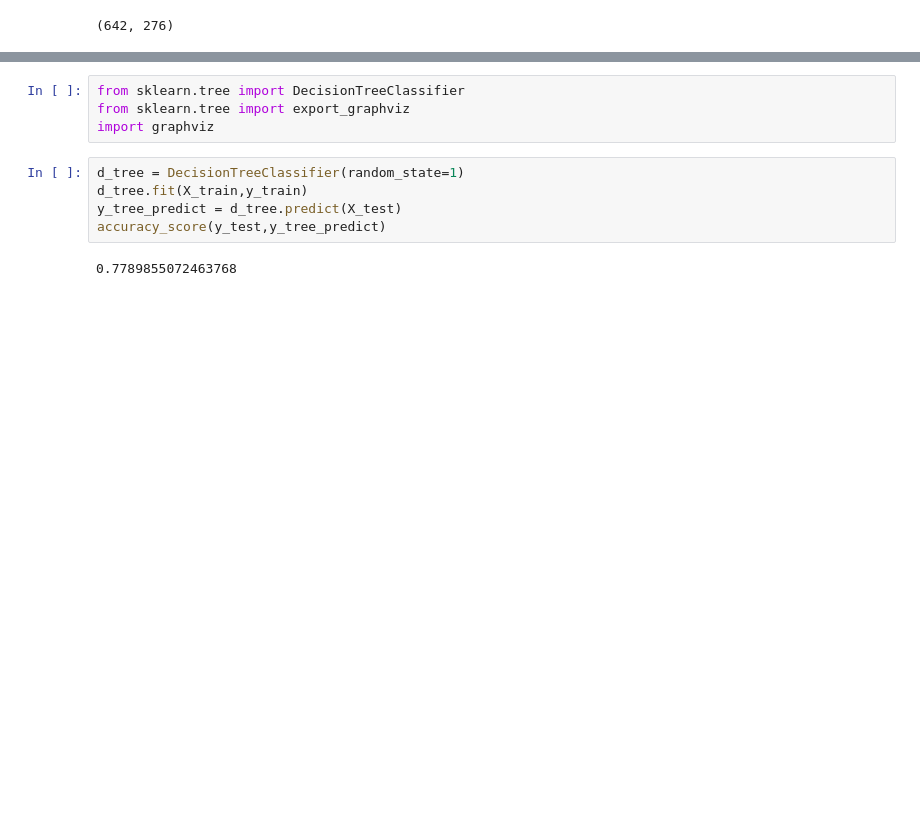
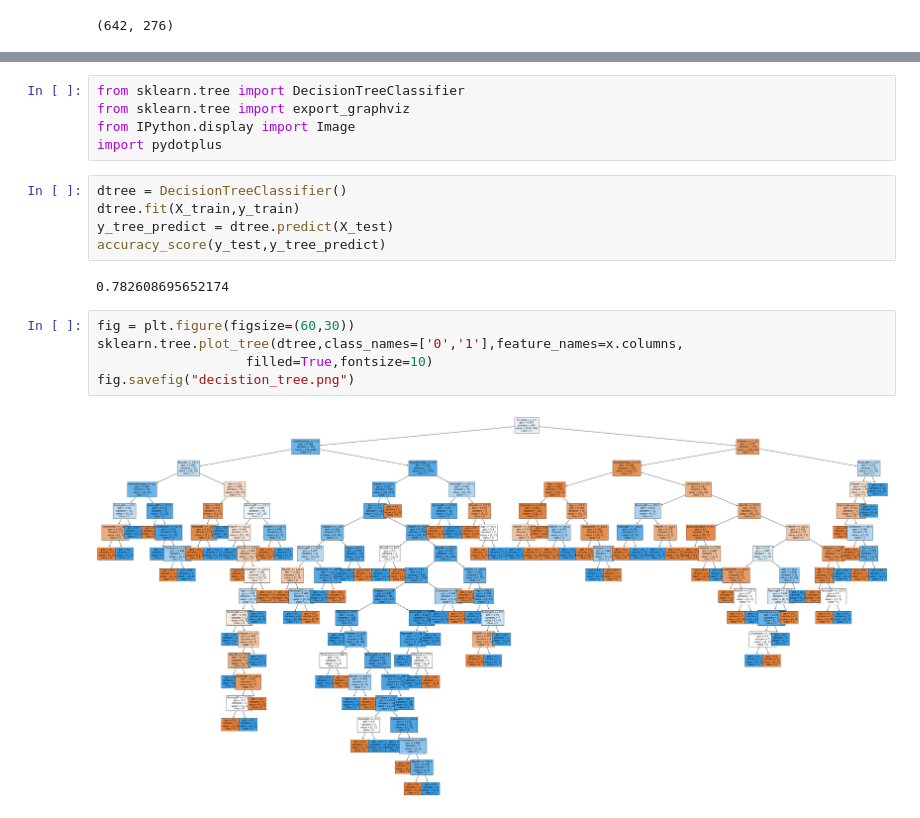
Before and after one commit to Lucas-formation/projet_ml_b3, a Jupyter notebook: ML_Battle.ipynb, the cells around one changed output, grey strips where cells are left out. Saved outputs shown, nothing was run; the diff lists cells and outputs as text; blank space fills up the shorter version.

```diff
--- a/ML_Battle.ipynb
+++ b/ML_Battle.ipynb
@@ -119,11 +144,19 @@ sns.heatmap(cf_matrix, annot=True,fmt='', cmap='Blues')
 # %%
 from sklearn.tree import DecisionTreeClassifier
 from sklearn.tree import export_graphviz
-import graphviz
+from IPython.display import Image
+import pydotplus
 # %%
-d_tree = DecisionTreeClassifier(random_state=1)
-d_tree.fit(X_train,y_train)
-y_tree_predict = d_tree.predict(X_test)
+dtree = DecisionTreeClassifier()
+dtree.fit(X_train,y_train)
+y_tree_predict = dtree.predict(X_test)
 accuracy_score(y_test,y_tree_predict)
 # %% [output]
-0.7789855072463768
+0.782608695652174
+# %%
+fig = plt.figure(figsize=(60,30))
+sklearn.tree.plot_tree(dtree,class_names=['0','1'],feature_names=x.columns,
+                   filled=True,fontsize=10)
+fig.savefig("decistion_tree.png")
+# %% [output]
+[figure, added]
```
Also changed, not shown: parts of 6 cells of this notebook, 1 other file.
